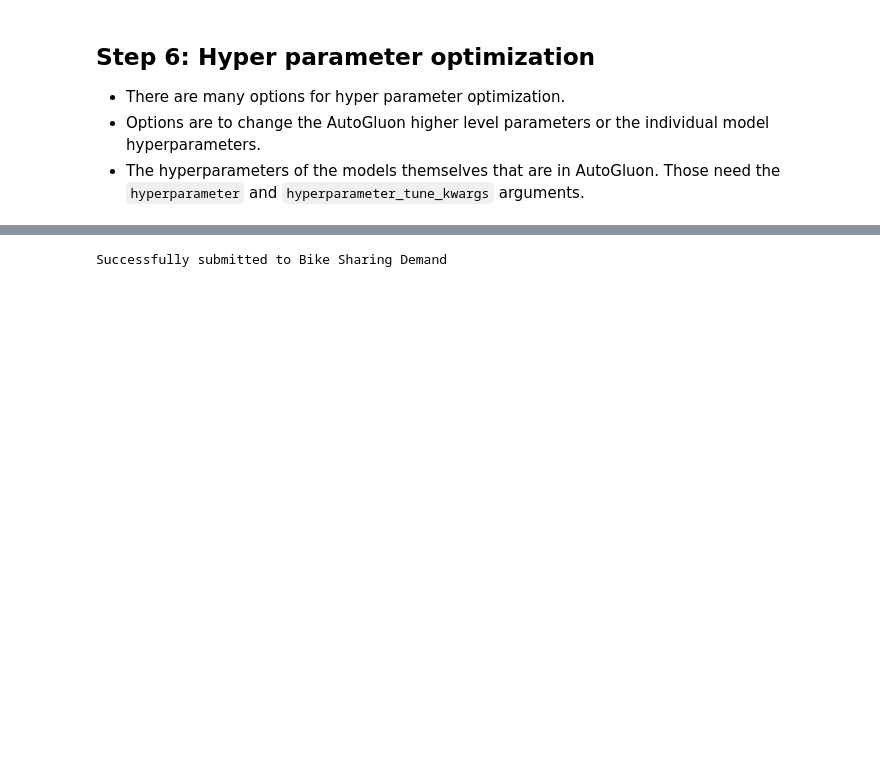
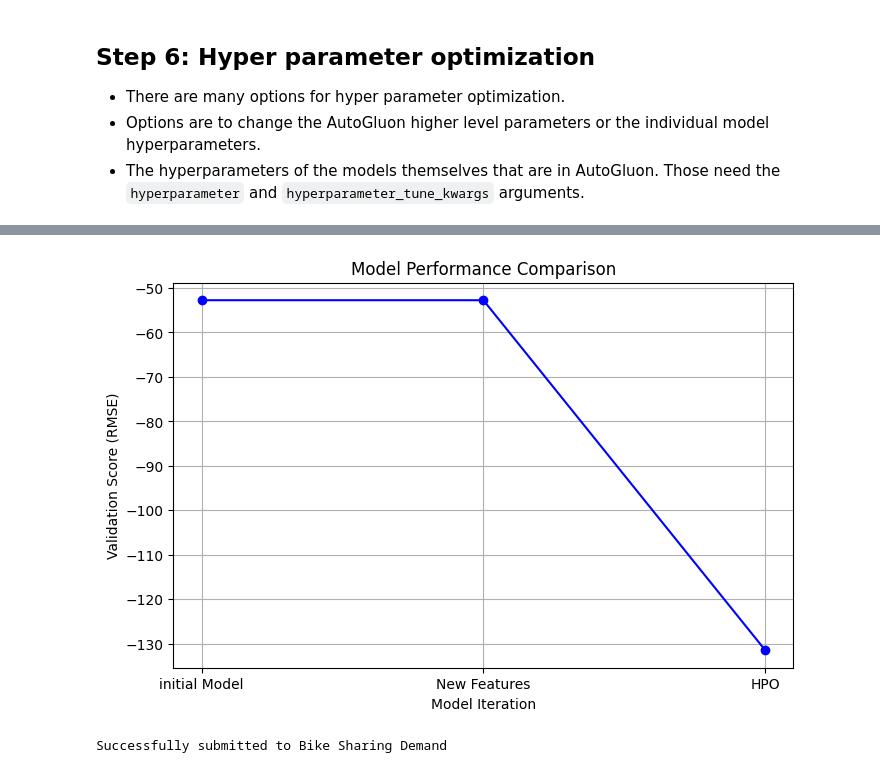
Before and after one commit to clencyc/Bike-Sharing-Demand-Prediction, a Jupyter notebook: project/project-template.ipynb, the cells around one changed output, grey strips where cells are left out. Drawn from its saved outputs; the diff is of its cells as text; code cells hidden in the pictures; blank space fills up the shorter version.

Commit message:
comparing model perfomance

```diff
--- a/project/project-template.ipynb
+++ b/project/project-template.ipynb
@@ -537,0 +517,25 @@ TabularPredictor saved. To load, use: predictor = TabularPredictor.load("Autoglu
+# %%
+num_trials = 5
+search_strattegy = 'auto'
+hyperpatameters = {
+    'FASTAI' : {'num_epochs': 20, 'batch_size':32},
+    'GBM': {'num_boost_round': 50}
+}
+
+hyperparameter_tune_kwargs = {
+    'num_trials': 5,
+    'scheduler': 'local',
+    'searcher': 'auto'
+}
+predictor_new_hpo = TabularPredictor(
+    label=label,
+    problem_type='regression',
+    eval_metric='root_mean_squared_error',
+    learner_kwargs={"ignored_columns": ["casual", "registered"]},
+    ).fit(
+        train_data = train_data,
+        time_limit=600,
+        presets="best_quality",
+        hyperparameters=hyperpatameters,
+        hyperparameter_tune_kwargs=hyperparameter_tune_kwargs,
+)
@@ -538,3 +561,23 @@ TabularPredictor saved. To load, use: predictor = TabularPredictor.load("Autoglu
+# %%
+# Get metrics from leaderboard
+score_initial = predictor.leaderboard(silent=True)['score_val'][0]
+score_new_features = predictor.leaderboard(silent=True)['score_val'][0]
+score_new_hpo = predictor_new_hpo.leaderboard(silent=True)['score_val'][0]
+# %%
+import matplotlib.pyplot as plt
+
+scores = [score_initial, score_new_features, score_new_hpo]
+labels = ['initial Model', 'New Features', 'HPO']
+
+plt.figure(figsize=(8, 5))
+plt.plot(labels, scores, marker='o', linestyle='-', color='b')
+plt.title('Model Performance Comparison')
+plt.xlabel('Model Iteration')
+plt.ylabel('Validation Score (RMSE)')
+plt.grid(True)
+plt.show()
+# %% [output]
+[figure, added]
 # %%
 predictor_new_hpo.fit_summary()
 # %%
```
Also changed, not shown: parts of 7 cells of this notebook.
